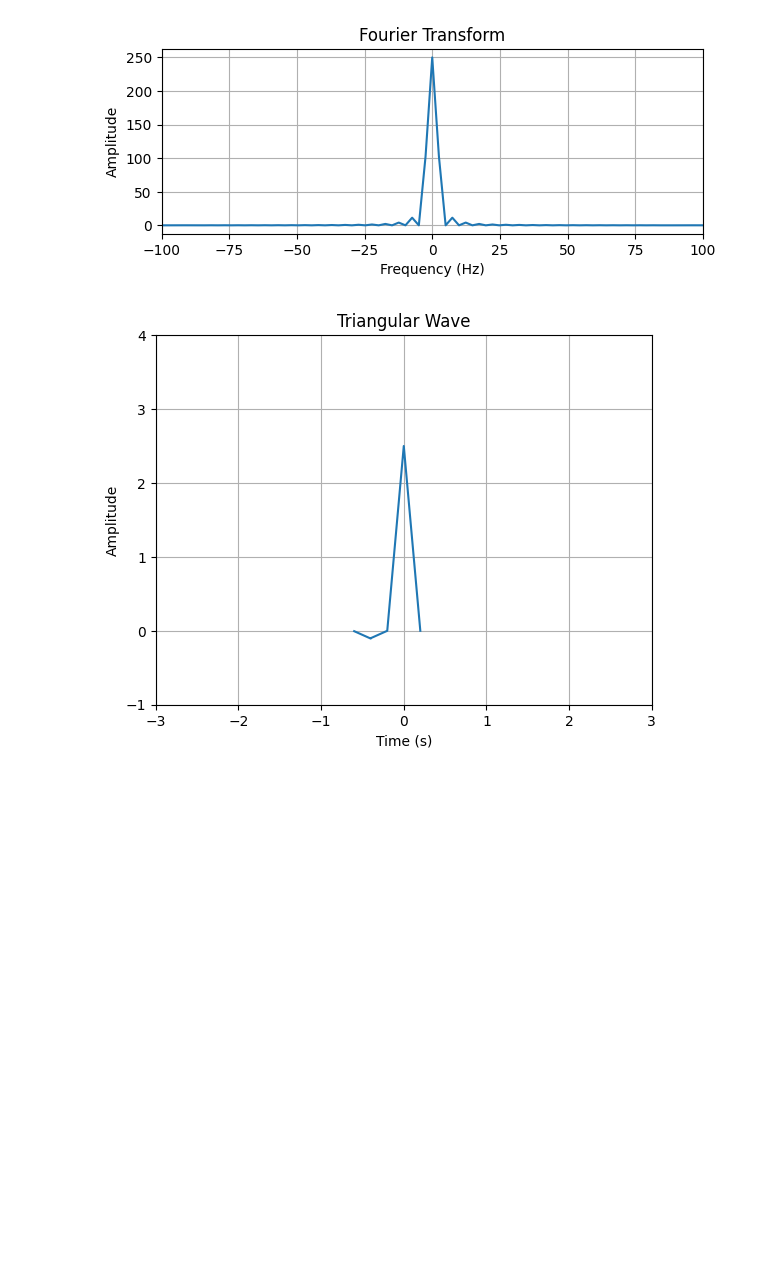
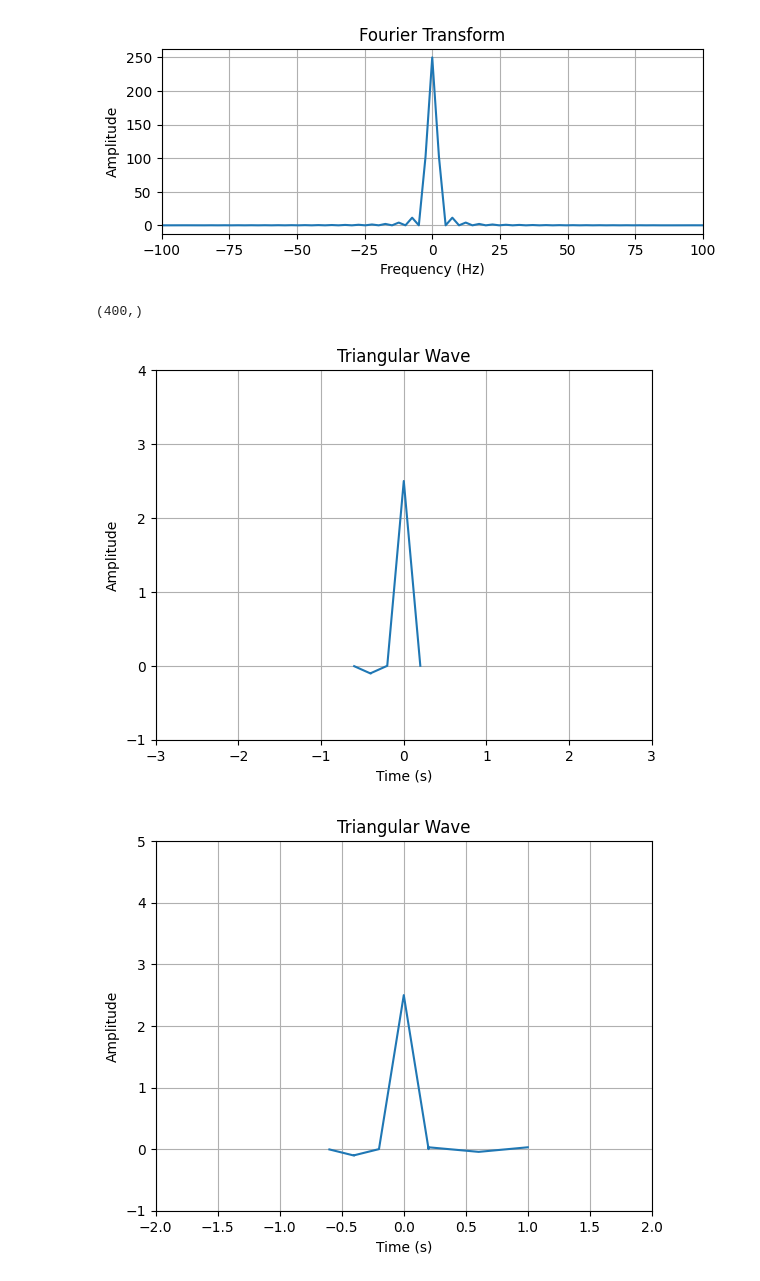
Before and after one commit to SalvatoreAguilera/ECG-SIM, a Jupyter notebook: ecg.ipynb, the cells around one changed output. Cells and saved outputs as stored; diff of their text form; code cells hidden in the pictures; blank space fills up the shorter version.

```diff
--- a/ecg.ipynb
+++ b/ecg.ipynb
@@ -47,7 +48,7 @@ plt.show()
 # %% [output]
 [figure]
 # %%
-#S and Q
+#Q
 amp = .1
 b = 2
 period = 0.4
@@ -64,9 +65,9 @@ q_xc = np.concatenate((x1_q, x2_q))
 qtriangle_sig = np.concatenate((qtriangle_sig1, qtriangle_sig2))
 
 newxc = np.concatenate((q_xc, xc))
-rtriangle_sig = np.concatenate((qtriangle_sig, triangle_sig))
-
-plt.plot(newxc, rtriangle_sig)
+qr_triangle_sig = np.concatenate((qtriangle_sig, triangle_sig))
+print(newxc.shape)
+plt.plot(newxc, qr_triangle_sig)
 plt.title('Triangular Wave')
 plt.xlabel('Time (s)')
 plt.ylabel('Amplitude')
@@ -74,4 +75,35 @@ plt.xlim(-3,3)
 plt.ylim(-1,4)
 plt.grid(True)
 # %% [output]
+(400,)
 [figure]
+# %%
+#S
+amp = .075
+b = 2
+period = 0.8
+x1_s = np.linspace(0.2, 0.6, 100)
+x2_s = np.linspace(.6, 1, 100)
+
+
+def triangle_wave(amp, b, x, period, c1, c2, c3):
+    return (((c1 * (b * amp * (x+c3))) / period) + amp) - (c2)
+
+striangle_sig1 = triangle_wave(amp, b, x1_s, period, -1, -.011, .1)
+striangle_sig2 = triangle_wave(amp, b, x2_s, period, 1, -.011, -1.3)
+
+s_xc = np.concatenate((x1_s, x2_s))
+striangle_sig = np.concatenate((striangle_sig1, striangle_sig2))
+
+qrsxc = np.concatenate((newxc, s_xc))
+qrs_triangle_sig = np.concatenate((qr_triangle_sig, striangle_sig))
+
+plt.plot(qrsxc, qrs_triangle_sig)
+plt.title('Triangular Wave')
+plt.xlabel('Time (s)')
+plt.ylabel('Amplitude')
+plt.xlim(-2,2)
+plt.ylim(-1,5)
+plt.grid(True)
+# %% [output]
+[figure, added]
```
Also changed, not shown: parts of 3 cells of this notebook.
